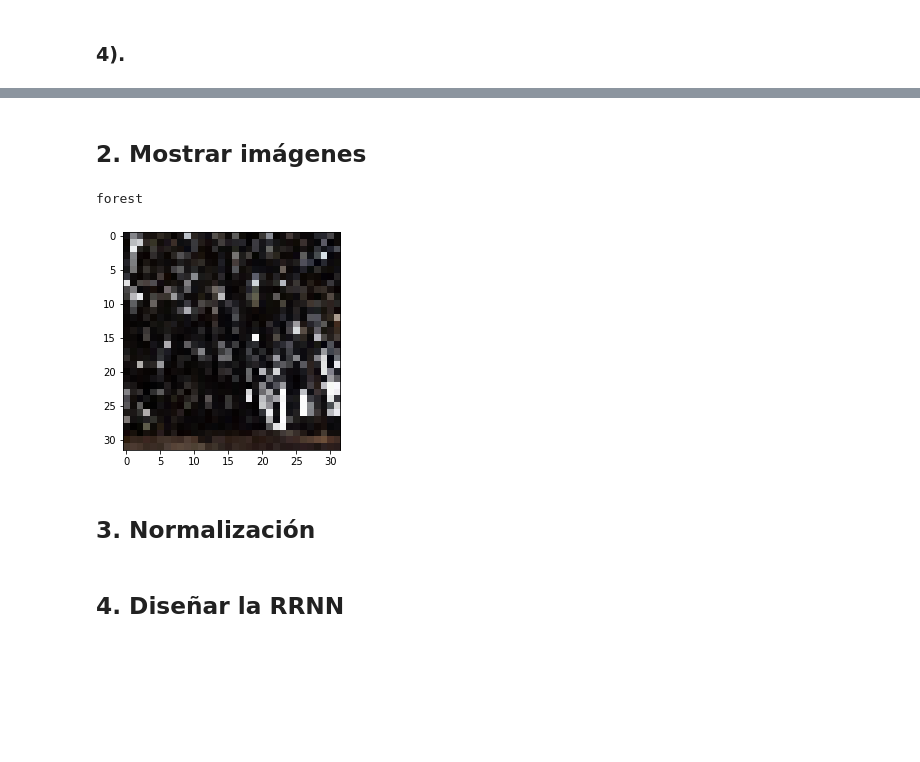
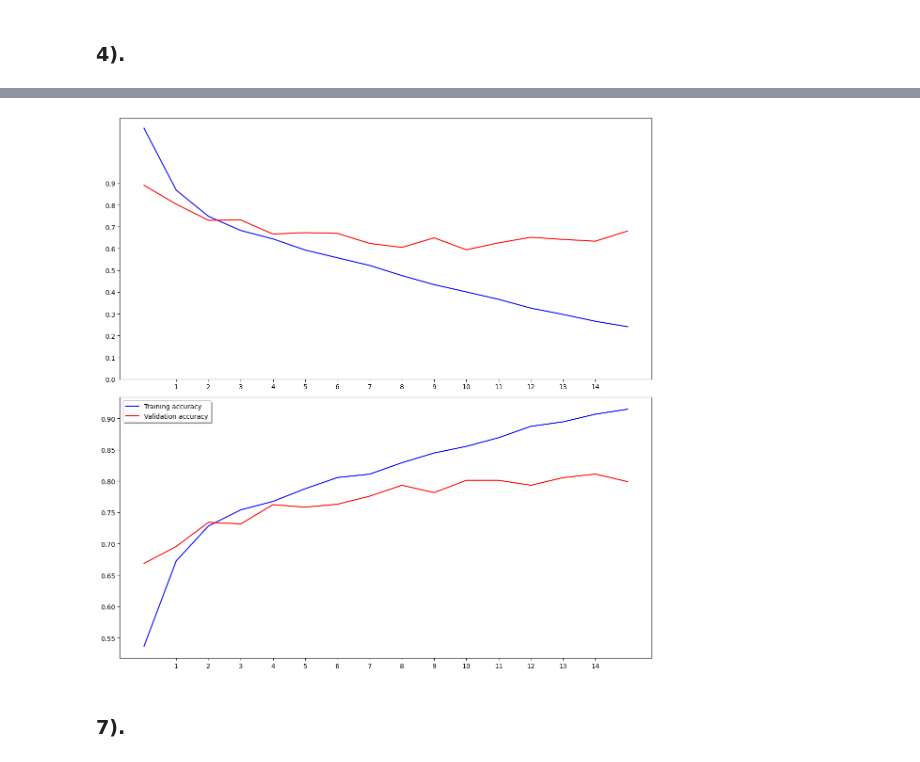
Before and after one commit to solfontan/DS_PT_09_2023, a Jupyter notebook: Machine_Learning/5-Deep_Learning/2-Redes_Convolucionales/ejercicios/Clasificador_paisajes.ipynb, the cells around one changed output, grey strips where cells are left out. Saved outputs shown, nothing was run; the diff lists cells and outputs as text; code cells hidden in the pictures; blank space fills up the shorter version.

```diff
--- a/Machine_Learning/5-Deep_Learning/2-Redes_Convolucionales/ejercicios/Clasificador_paisajes.ipynb
+++ b/Machine_Learning/5-Deep_Learning/2-Redes_Convolucionales/ejercicios/Clasificador_paisajes.ipynb
@@ -130,14 +94,13 @@ np.savez(ROOT_PATH + '/data.npz',
-# %%
-data = np.load(ROOT_PATH + '/data.npz')
-X_train = data['X_train']
-X_test = data['X_test']
-y_train = data['y_train']
-y_test = data['y_test']
 # %%
 from tensorflow import keras
+from keras.callbacks import EarlyStopping
+from sklearn.utils import shuffle
+X_train, y_train = shuffle(X_train, y_train, random_state=42)
 
-IMAGE_SIZE = (32, 32, 1)  # Definir el tamaño de la imagen
+# Definir el tamaño de la imagen
+IMAGE_SIZE = (32, 32, 3)
 
+# Definir el modelo
 layers = [
     keras.layers.Conv2D(64, (3,3), activation='relu', input_shape=IMAGE_SIZE),
     keras.layers.MaxPooling2D(pool_size=(2,2)),
@@ -145,13 +108,23 @@ layers = [
     keras.layers.Conv2D(128, (3,3), activation='relu'),
     keras.layers.MaxPooling2D(pool_size=(2,2)),
 
+    keras.layers.Conv2D(256, (3,3), activation='relu'),
+    keras.layers.MaxPooling2D(pool_size=(2,2)),
+
     keras.layers.Flatten(),
-    keras.layers.Dense(128, activation='relu'),
+    keras.layers.Dropout(0.3),  # Reducir la tasa de Dropout
     keras.layers.Dense(6, activation='softmax')
 ]
 
 model = keras.Sequential(layers)
 
+# Compilar el modelo
 model.compile(optimizer='adam',
-              loss='sparse_categorical_crossentropy',  # Cambiado a sparse_categorical_crossentropy para multiclase
+              loss='sparse_categorical_crossentropy',
               metrics=['accuracy'])
+
+# Definir EarlyStopping
+early_stopping = EarlyStopping(monitor='val_loss', patience=5, verbose=1, restore_best_weights=True)
+
+# Entrenar el modelo con EarlyStopping
+history = model.fit(X_train, y_train, epochs=20, batch_size=32, validation_split = 0.2, callbacks=[early_stopping], verbose=1)
@@ -228,11 +150,0 @@ array([3, 1, 1, ..., 2, 3, 0])
-# %% [markdown]
-## 2. Mostrar imágenes
-# %%
-index = np.random.randint(X_train.shape[0])
-print(class_names[y_train[index]])
-plt.imshow(X_train[index]);
-# %% [output]
-forest
-[figure, removed]
-# %% [markdown]
-## 3. Normalización
@@ -242,2 +151,18 @@ X_test_scal = X_test/255.0
-# %% [markdown]
-## 4. Diseñar la RRNN
+# %%
+fig, (ax1, ax2) = plt.subplots(2, 1, figsize=(12, 12))
+ax1.plot(history.history['loss'], color='b', label="Training loss")
+ax1.plot(history.history['val_loss'], color='r', label="validation loss")
+ax1.set_xticks(np.arange(1, 15, 1))
+ax1.set_yticks(np.arange(0, 1, 0.1))
+
+ax2.plot(history.history['accuracy'], color='b', label="Training accuracy")
+ax2.plot(history.history['val_accuracy'], color='r',label="Validation accuracy")
+ax2.set_xticks(np.arange(1, 15, 1))
+
+plt.legend(loc='best', shadow=True)
+plt.tight_layout()
+plt.show()
+# %% [output]
+[figure, added]
+# %% [markdown]
+### 7).
```
Also changed, not shown: parts of 15 cells of this notebook.
